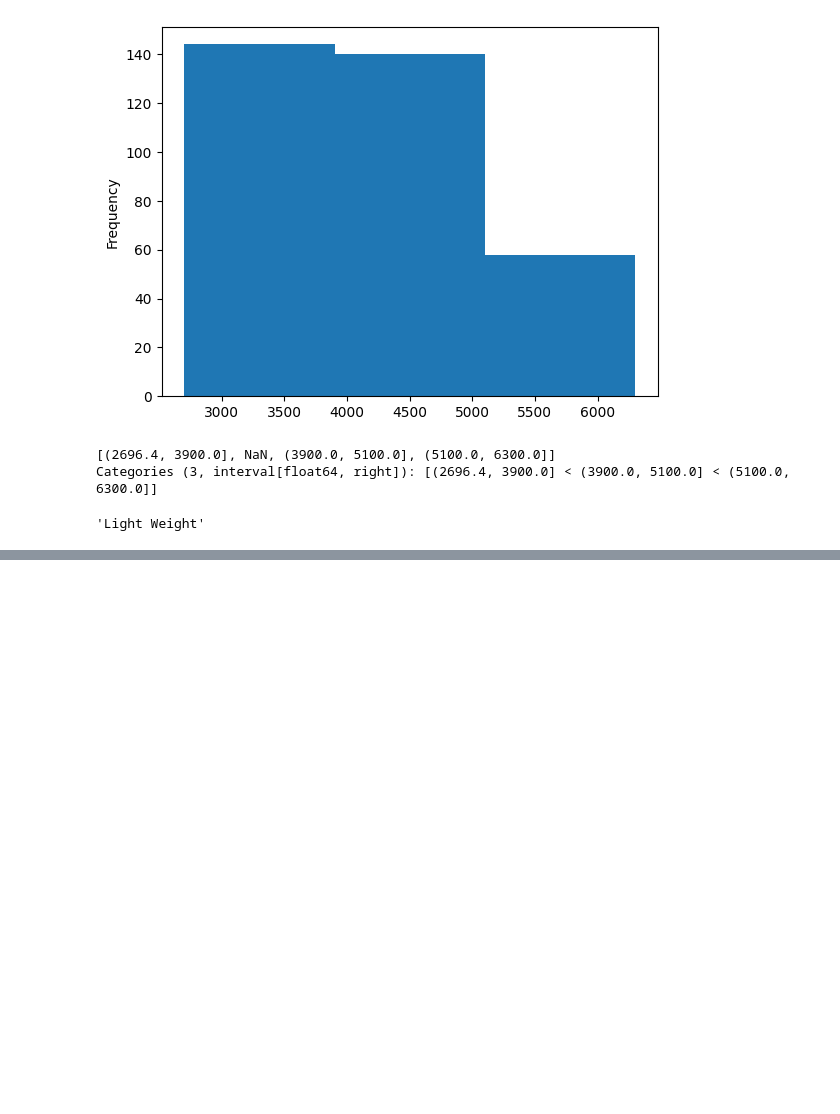
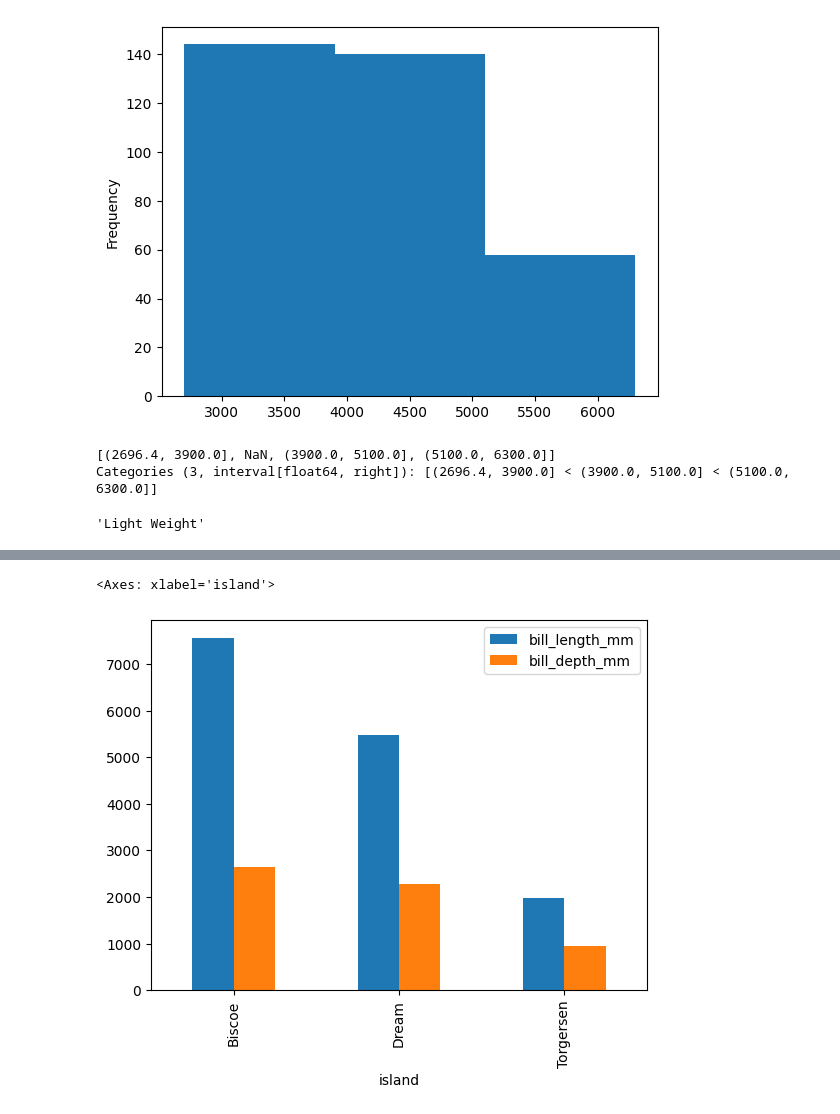
Before and after one commit to shreyapuri11/digipodium_data-analytics, a Jupyter notebook: data_analysis/data_analysis.ipynb, the cells around one changed output, grey strips where cells are left out. Saved outputs shown, nothing was run; the diff lists cells and outputs as text; code cells hidden in the pictures; blank space fills up the shorter version.

```diff
--- a/data_analysis/data_analysis.ipynb
+++ b/data_analysis/data_analysis.ipynb
@@ -492,0 +570,5 @@ categorize_by_weight(3000)
+# %%
+penguins.groupby('island')[['bill_length_mm','bill_depth_mm']].sum().plot(kind='bar')
+# %% [output]
+<Axes: xlabel='island'>
+[figure, added]
```
Also changed, not shown: parts of 29 cells of this notebook, 1 other file.
